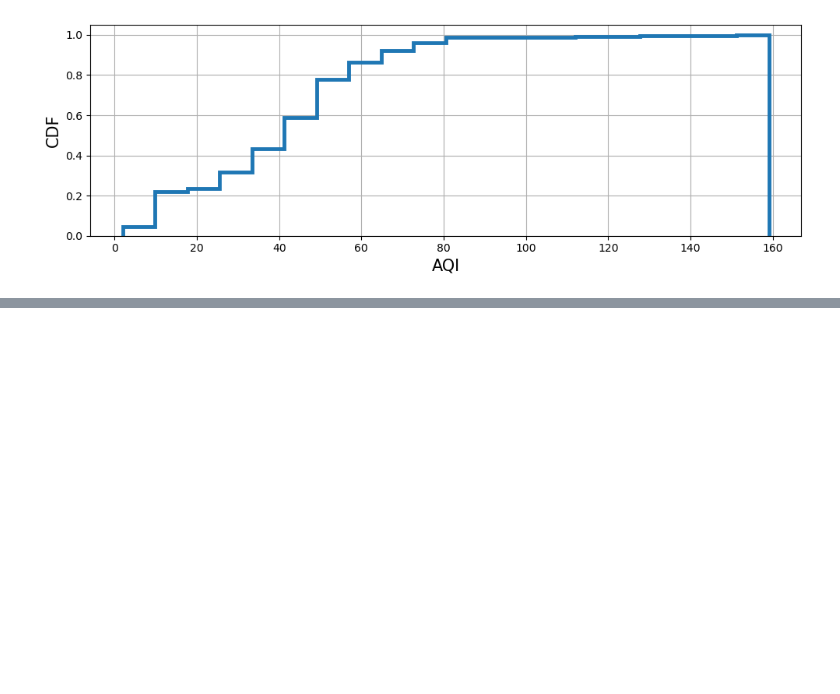
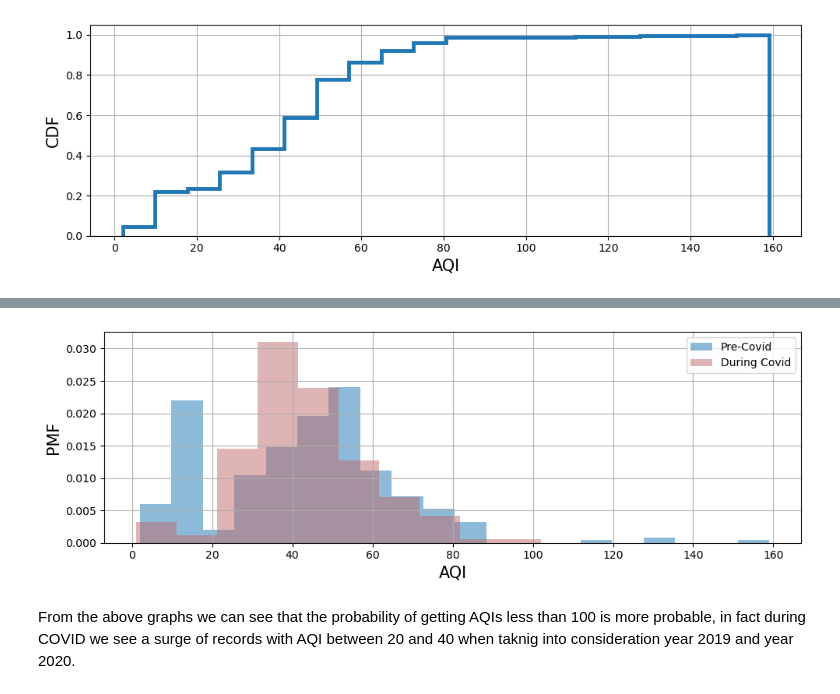
Before and after one commit to rob5194/Module9-Discussion, a Jupyter notebook: CovidStory.ipynb, the cells around one changed output, grey strips where cells are left out. Drawn from its saved outputs; the diff is of its cells as text; code cells hidden in the pictures; blank space fills up the shorter version.

```diff
--- a/CovidStory.ipynb
+++ b/CovidStory.ipynb
@@ -382,0 +409,13 @@ plt.show()
+# %%
+import seaborn as sns
+
+PreCovidAQIOnly_df.hist(density=1, histtype='stepfilled', alpha=.5, bins=20, label='Pre-Covid')   # default number of bins = 10
+CovidAQIOnly_df.hist(density=1, histtype='stepfilled', alpha=.5, label='During Covid', color=sns.desaturate("indianred", .75), bins=10)
+plt.xlabel('AQI',fontsize=15)
+plt.ylabel('PMF',fontsize=15)
+plt.legend()
+plt.show()
+# %% [output]
+[figure, added]
+# %% [markdown]
+From the above graphs we can see that the probability of getting AQIs less than 100 is more probable, in fact during COVID we see a surge of records with AQI between 20 and 40 when taknig into consideration year 2019 and year 2020.
```
Also changed, not shown: parts of 23 cells of this notebook, 4 other files.
